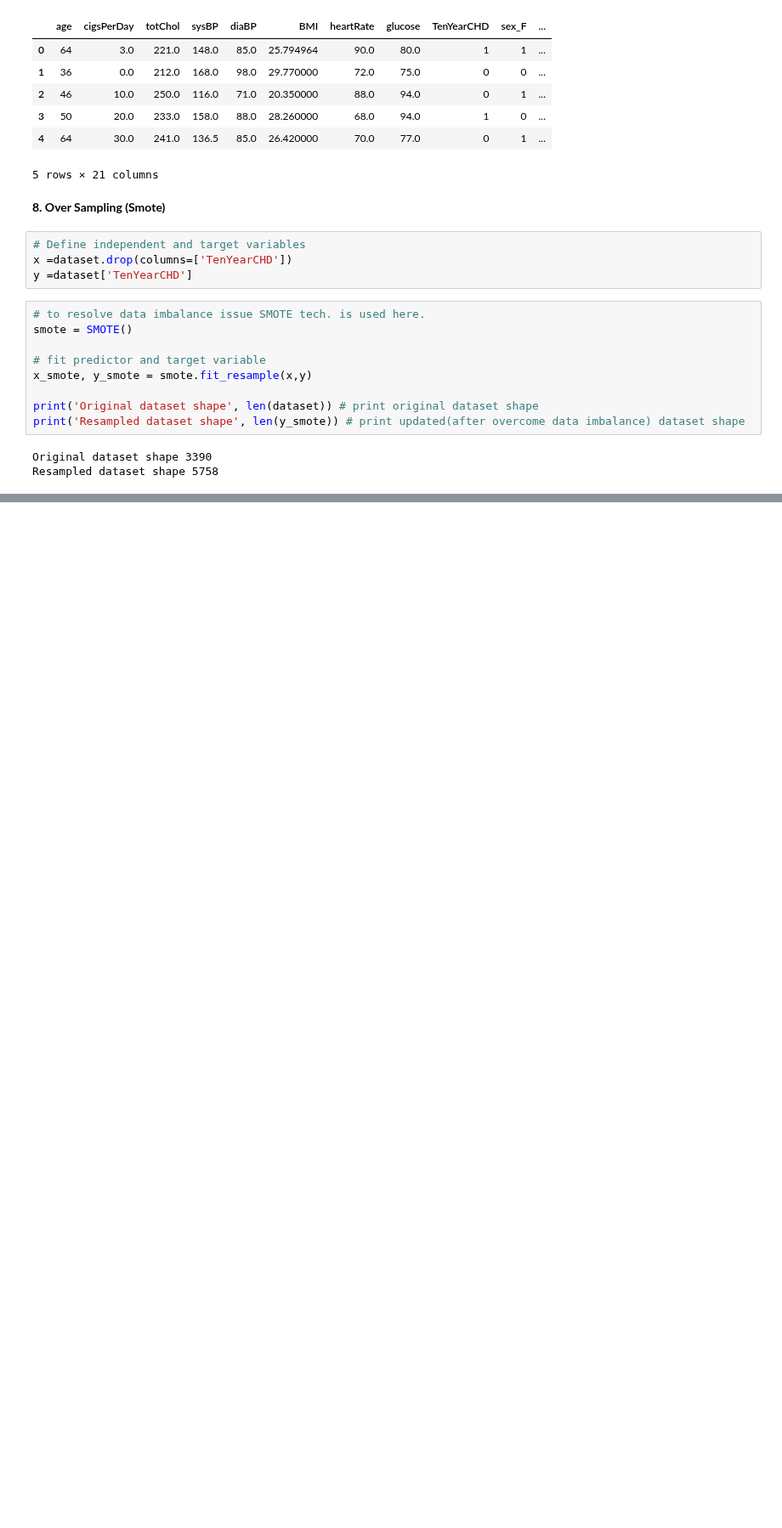
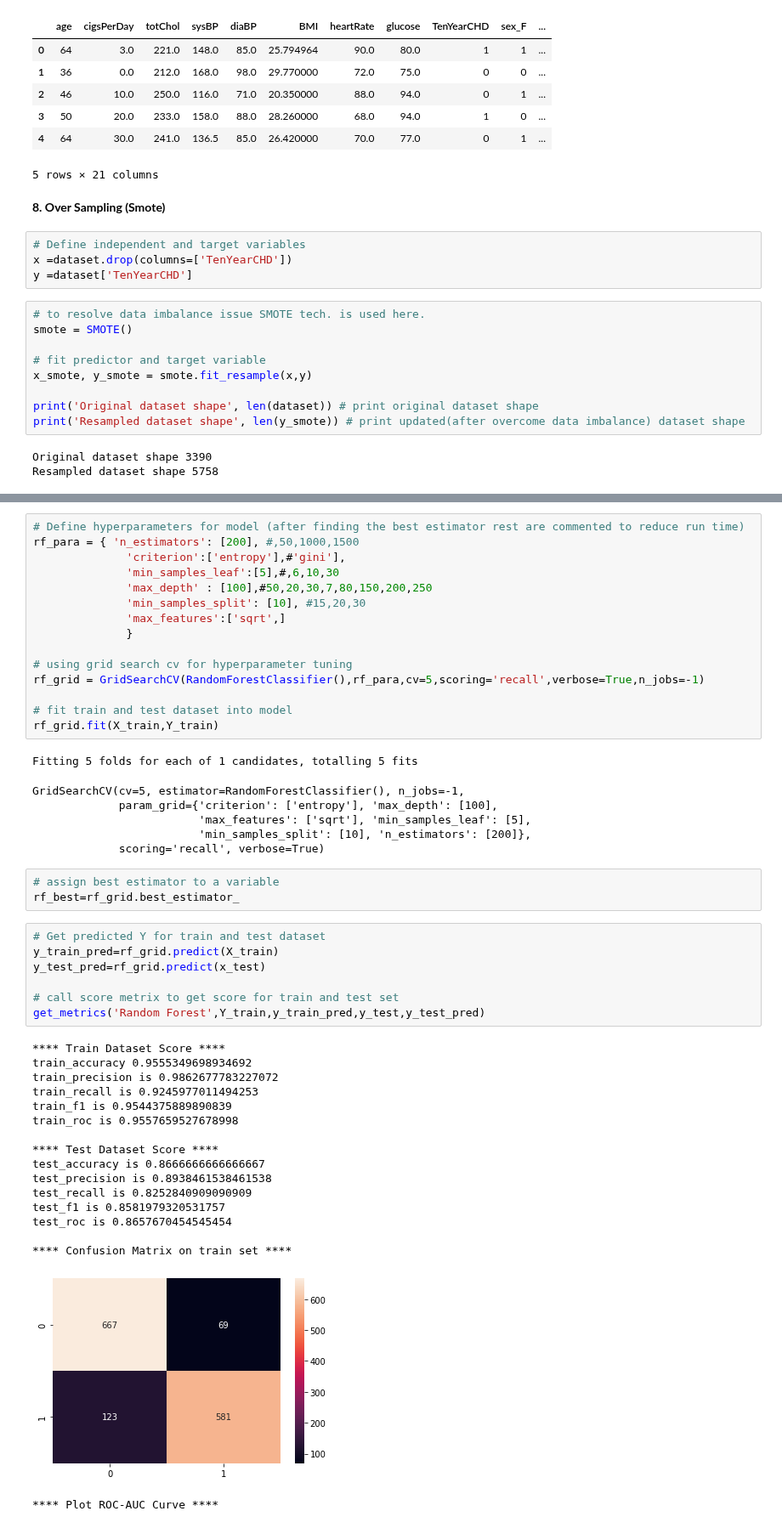
Before and after one commit to Pgupta1996/Cardiovascular_Risk_Prediction, a Jupyter notebook: Cardiovascular_Risk_Prediction.ipynb, the cells around one changed output, grey strips where cells are left out. Shown at 85% size. Saved outputs shown, nothing was run; the diff lists cells and outputs as text; blank space fills up the shorter version.

```diff
--- a/Cardiovascular_Risk_Prediction.ipynb
+++ b/Cardiovascular_Risk_Prediction.ipynb
@@ -722,0 +943,50 @@ Resampled dataset shape 5758
+# %%
+# Define hyperparameters for model (after finding the best estimator rest are commented to reduce run time)
+rf_para = { 'n_estimators': [200], #,50,1000,1500
+              'criterion':['entropy'],#'gini'],
+              'min_samples_leaf':[5],#,6,10,30
+              'max_depth' : [100],#50,20,30,7,80,150,200,250
+              'min_samples_split': [10], #15,20,30
+              'max_features':['sqrt',]
+              }
+
+# using grid search cv for hyperparameter tuning
+rf_grid = GridSearchCV(RandomForestClassifier(),rf_para,cv=5,scoring='recall',verbose=True,n_jobs=-1)
+
+# fit train and test dataset into model
+rf_grid.fit(X_train,Y_train)
+# %% [output]
+Fitting 5 folds for each of 1 candidates, totalling 5 fits
+GridSearchCV(cv=5, estimator=RandomForestClassifier(), n_jobs=-1,
+             param_grid={'criterion': ['entropy'], 'max_depth': [100],
+                         'max_features': ['sqrt'], 'min_samples_leaf': [5],
+                         'min_samples_split': [10], 'n_estimators': [200]},
+             scoring='recall', verbose=True)
+# %%
+# assign best estimator to a variable
+rf_best=rf_grid.best_estimator_
+# %%
+# Get predicted Y for train and test dataset
+y_train_pred=rf_grid.predict(X_train)
+y_test_pred=rf_grid.predict(x_test)
+
+# call score metrix to get score for train and test set
+get_metrics('Random Forest',Y_train,y_train_pred,y_test,y_test_pred)
+# %% [output]
+**** Train Dataset Score ****
+train_accuracy 0.9555349698934692
+train_precision is 0.9862677783227072
+train_recall is 0.9245977011494253
+train_f1 is 0.9544375889890839
+train_roc is 0.9557659527678998
+
+**** Test Dataset Score ****
+test_accuracy is 0.8666666666666667
+test_precision is 0.8938461538461538
+test_recall is 0.8252840909090909
+test_f1 is 0.8581979320531757
+test_roc is 0.8657670454545454
+
+**** Confusion Matrix on train set ****
+[figure, added]
+**** Plot ROC-AUC Curve ****
```
Also changed, not shown: parts of 22 cells of this notebook.
